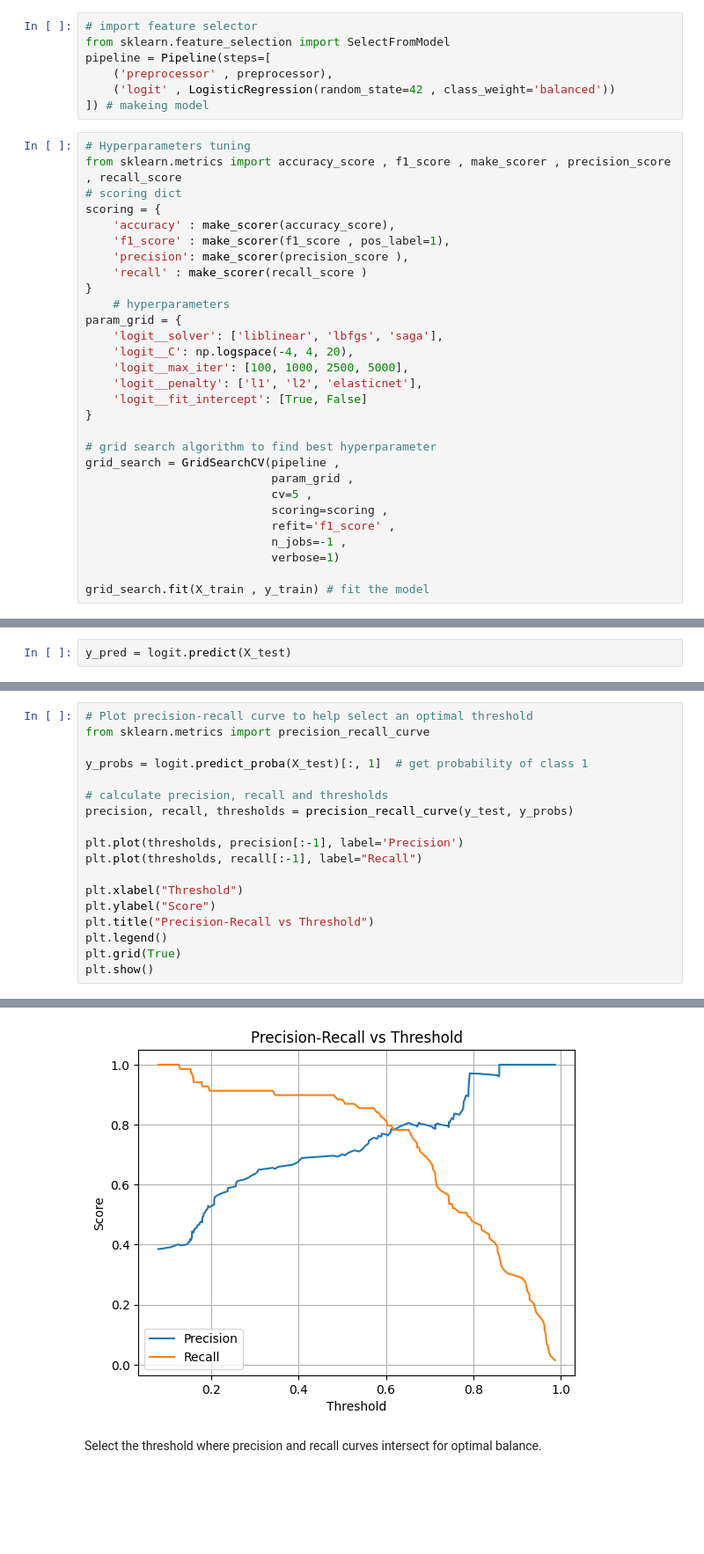
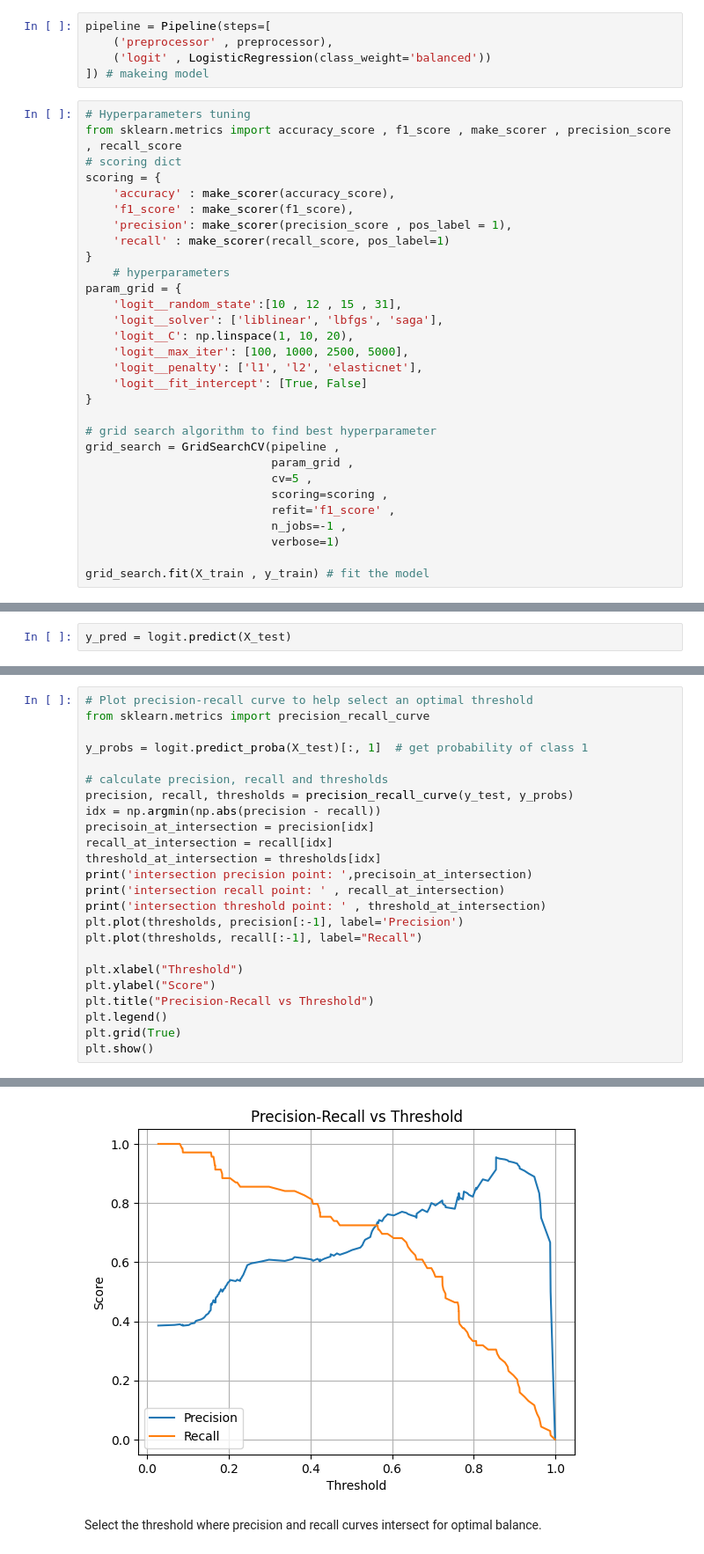
Before and after one commit to MinaGO1/Titanic-dataset, a Jupyter notebook: notebooks/Data Mining/Logistic_Regression.ipynb, the cells around one changed output, grey strips where cells are left out. Shown at 88% size. Saved outputs shown, nothing was run; the diff lists cells and outputs as text; blank space fills up the shorter version.

```diff
--- a/notebooks/Data Mining/Logistic_Regression.ipynb
+++ b/notebooks/Data Mining/Logistic_Regression.ipynb
@@ -188,11 +192,9 @@ preprocessor = ColumnTransformer(
 # %% [markdown]
 #### Model training with hyperparmeter
 # %%
-# import feature selector
-from sklearn.feature_selection import SelectFromModel
 pipeline = Pipeline(steps=[
     ('preprocessor' , preprocessor),
-    ('logit' , LogisticRegression(random_state=42 , class_weight='balanced'))
+    ('logit' , LogisticRegression(class_weight='balanced'))
 ]) # makeing model
 # %%
 # Hyperparameters tuning
@@ -200,14 +202,15 @@ from sklearn.metrics import accuracy_score , f1_score , make_scorer , precision_
 # scoring dict
 scoring = {
     'accuracy' : make_scorer(accuracy_score),
-    'f1_score' : make_scorer(f1_score , pos_label=1),
-    'precision': make_scorer(precision_score ),
-    'recall' : make_scorer(recall_score )
+    'f1_score' : make_scorer(f1_score),
+    'precision': make_scorer(precision_score , pos_label = 1),
+    'recall' : make_scorer(recall_score, pos_label=1)
 }
     # hyperparameters
 param_grid = {
+    'logit__random_state':[10 , 12 , 15 , 31],
     'logit__solver': ['liblinear', 'lbfgs', 'saga'],
-    'logit__C': np.logspace(-4, 4, 20),
+    'logit__C': np.linspace(1, 10, 20),
     'logit__max_iter': [100, 1000, 2500, 5000],
     'logit__penalty': ['l1', 'l2', 'elasticnet'],
     'logit__fit_intercept': [True, False]
@@ -287,7 +307,13 @@ y_probs = logit.predict_proba(X_test)[:, 1]  # get probability of class 1
 
 # calculate precision, recall and thresholds
 precision, recall, thresholds = precision_recall_curve(y_test, y_probs)
-
+idx = np.argmin(np.abs(precision - recall))
+precisoin_at_intersection = precision[idx]
+recall_at_intersection = recall[idx]
+threshold_at_intersection = thresholds[idx]
+print('intersection precision point: ',precisoin_at_intersection)
+print('intersection recall point: ' , recall_at_intersection)
+print('intersection threshold point: ' , threshold_at_intersection)
 plt.plot(thresholds, precision[:-1], label='Precision')
 plt.plot(thresholds, recall[:-1], label="Recall")
 
@@ -301,4 +330,4 @@ plt.show()
-[figure, old version]
+[figure, new version]
 # %% [markdown]
 Select the threshold where precision and recall curves intersect for optimal balance.
 # %%
```
Also changed, not shown: parts of 12 cells of this notebook, 9 other files.
